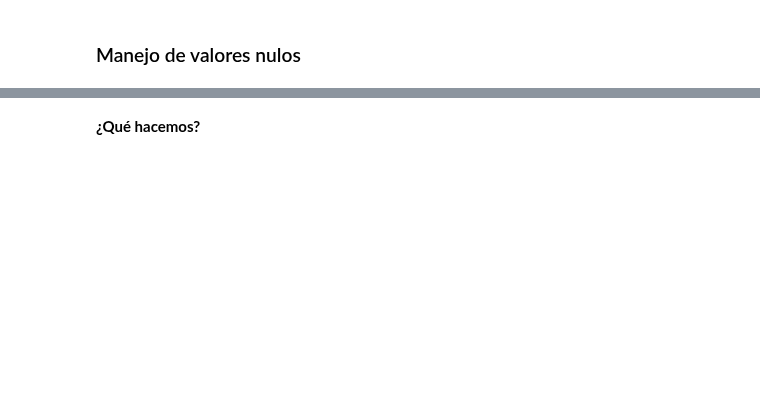
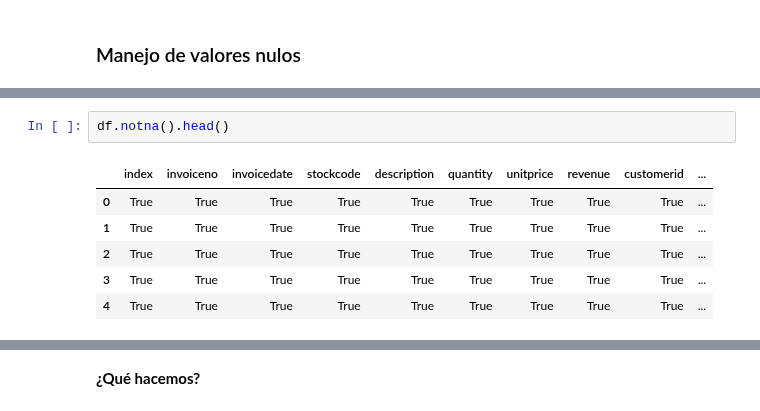
Before and after one commit to Ironhack-Data-Madrid-Enero-2023/apuntes_clase, a Jupyter notebook: semana_2/2.1 - Pandas Deepdive.ipynb, the cells around one changed output, grey strips where cells are left out. Drawn from its saved outputs; the diff is of its cells as text; blank space fills up the shorter version.

```diff
--- a/semana_2/2.1 - Pandas Deepdive.ipynb
+++ b/semana_2/2.1 - Pandas Deepdive.ipynb
@@ -608,0 +673,9 @@ memory usage: 33.2+ MB
+# %%
+df.notna().head()
+# %% [output]
+|  | index | invoiceno | invoicedate | stockcode | description | quantity | unitprice | revenue | customerid | ... |
+| 0 | True | True | True | True | True | True | True | True | True | ... |
+| 1 | True | True | True | True | True | True | True | True | True | ... |
+| 2 | True | True | True | True | True | True | True | True | True | ... |
+| 3 | True | True | True | True | True | True | True | True | True | ... |
+| 4 | True | True | True | True | True | True | True | True | True | ... |
```
Also changed, not shown: parts of 53 cells of this notebook.
